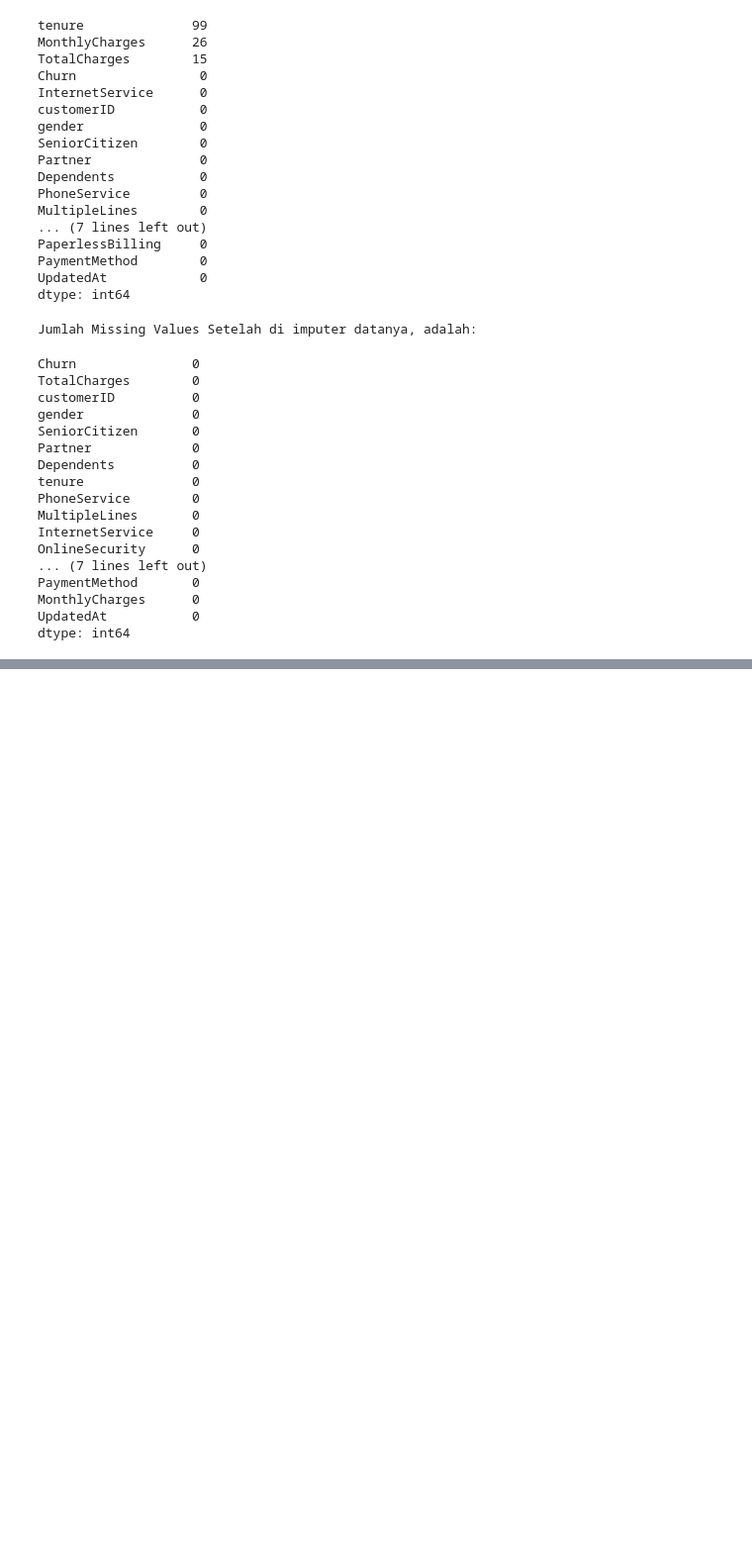
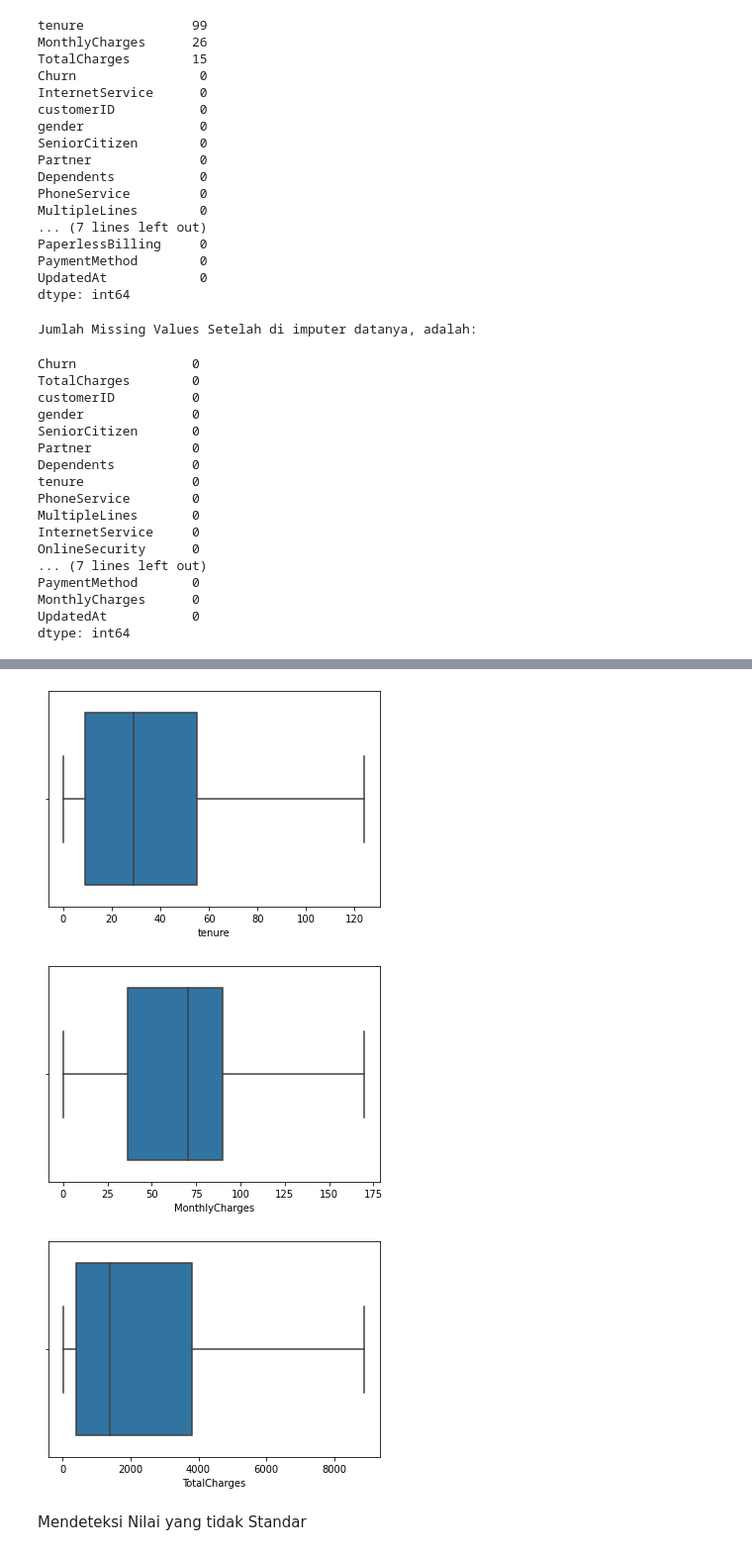
Before and after one commit to crzysab/Data-Science-Real-Projects-in-Python, a Jupyter notebook: Data_Cleaning.ipynb, the cells around one changed output, grey strips where cells are left out. Shown at 99% size. Saved outputs shown, nothing was run; the diff lists cells and outputs as text; code cells hidden in the pictures; blank space fills up the shorter version.

```diff
--- a/Data_Cleaning.ipynb
+++ b/Data_Cleaning.ipynb
@@ -152,0 +189,11 @@ dtype: int64
+# %%
+Q1 = (df[['tenure','MonthlyCharges','TotalCharges']]).quantile(0.25)
+Q3 = (df[['tenure','MonthlyCharges','TotalCharges']]).quantile(0.75)
+# %%
+IQR = Q3-Q1
+maximum = Q3+(1.5*IQR)
+print('Nilai Maximum dari masing-masing Variable adalah:')
+print(maximum)
+minimum = Q1-(1.5*IQR)
+print('\nNilai Minimum dari masing-masing Variable adalah:')
+print(minimum)
@@ -152,0 +212,6 @@ dtype: int64
+# %%
+#Ubah Nilai yg di luar Range Minumum & Maximum ke dalam nilai Minimum dan Maximum
+more_than = (df>maximum)
+lower_than = (df<minimum)
+df = df.mask(more_than,maximum,axis=1)
+df = df.mask(lower_than, minimum, axis=1)
@@ -152,0 +232,18 @@ dtype: int64
+# %%
+plt.figure()
+sns.boxplot(x=df['tenure'])
+plt.show()
+
+plt.figure()
+sns.boxplot(x=df['MonthlyCharges'])
+plt.show()
+
+plt.figure()
+sns.boxplot(x=df['TotalCharges'])
+plt.show()
+# %% [output]
+[figure, added]
+[figure, added]
+[figure, added]
+# %% [markdown]
+Mendeteksi Nilai yang tidak Standar
```
Also changed, not shown: parts of 10 cells of this notebook.
